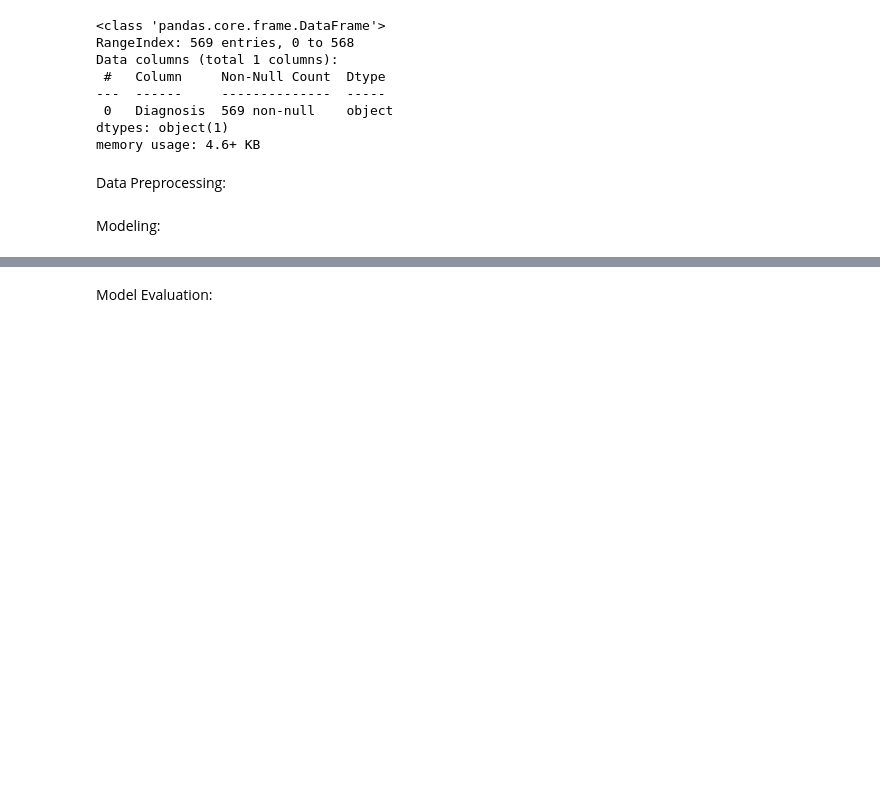
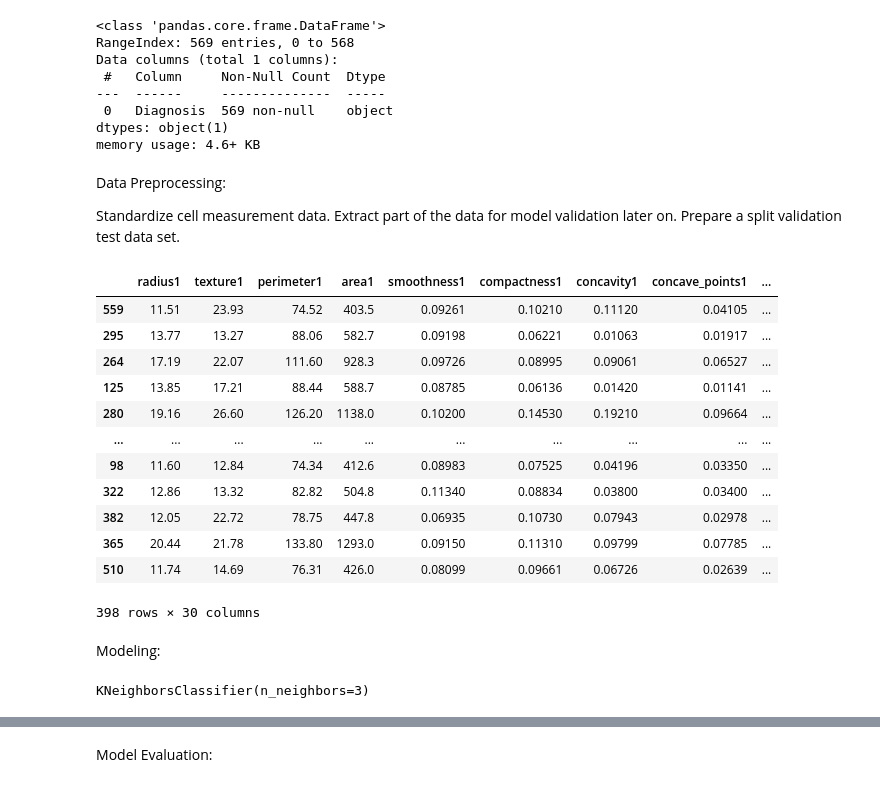
Before and after one commit to samuelms123/ML-tasks, a Jupyter notebook: task2/task2-pipeline.ipynb, the cells around one changed output, grey strips where cells are left out. Saved outputs shown, nothing was run; the diff lists cells and outputs as text; code cells hidden in the pictures; blank space fills up the shorter version.

Commit message:
Add data preprocessing: standardize X set, prepare split dataset for validation. Add model training and first prediction test. Add relevant markdown.

```diff
--- a/task2/task2-pipeline.ipynb
+++ b/task2/task2-pipeline.ipynb
@@ -93,3 +93,5 @@ dtypes: object(1)
 memory usage: 4.6+ KB
 # %% [markdown]
 Data Preprocessing:
+
+Standardize cell measurement data. Extract part of the data for model validation later on. Prepare a split validation test data set.
@@ -96,2 +104,31 @@ Data Preprocessing:
+# %%
+from sklearn.model_selection import train_test_split
+
+# Split the dataset into a training set and a testing set
+# 70% of the data will be used for training, 30% for testing
+X_train, X_test, y_train, y_test = train_test_split(X, y, test_size=0.3, random_state=123)
+# %%
+X_train
+# %% [output]
+|  | radius1 | texture1 | perimeter1 | area1 | smoothness1 | compactness1 | concavity1 | concave_points1 | ... |
+| 559 | 11.51 | 23.93 | 74.52 | 403.5 | 0.09261 | 0.10210 | 0.11120 | 0.04105 | ... |
+| 295 | 13.77 | 13.27 | 88.06 | 582.7 | 0.09198 | 0.06221 | 0.01063 | 0.01917 | ... |
+| 264 | 17.19 | 22.07 | 111.60 | 928.3 | 0.09726 | 0.08995 | 0.09061 | 0.06527 | ... |
+| 125 | 13.85 | 17.21 | 88.44 | 588.7 | 0.08785 | 0.06136 | 0.01420 | 0.01141 | ... |
+| 280 | 19.16 | 26.60 | 126.20 | 1138.0 | 0.10200 | 0.14530 | 0.19210 | 0.09664 | ... |
+| ... | ... | ... | ... | ... | ... | ... | ... | ... | ... |
+| 98 | 11.60 | 12.84 | 74.34 | 412.6 | 0.08983 | 0.07525 | 0.04196 | 0.03350 | ... |
+| 322 | 12.86 | 13.32 | 82.82 | 504.8 | 0.11340 | 0.08834 | 0.03800 | 0.03400 | ... |
+| 382 | 12.05 | 22.72 | 78.75 | 447.8 | 0.06935 | 0.10730 | 0.07943 | 0.02978 | ... |
+| 365 | 20.44 | 21.78 | 133.80 | 1293.0 | 0.09150 | 0.11310 | 0.09799 | 0.07785 | ... |
+| 510 | 11.74 | 14.69 | 76.31 | 426.0 | 0.08099 | 0.09661 | 0.06726 | 0.02639 | ... |
+398 rows × 30 columns
 # %% [markdown]
 Modeling:
+# %%
+from sklearn.neighbors import KNeighborsClassifier
+
+model = KNeighborsClassifier(n_neighbors = 3)
+model.fit(X_train, y_train.values.ravel()) # build the classifier
+# %% [output]
+KNeighborsClassifier(n_neighbors=3)
```
Also changed, not shown: parts of 4 cells of this notebook.
